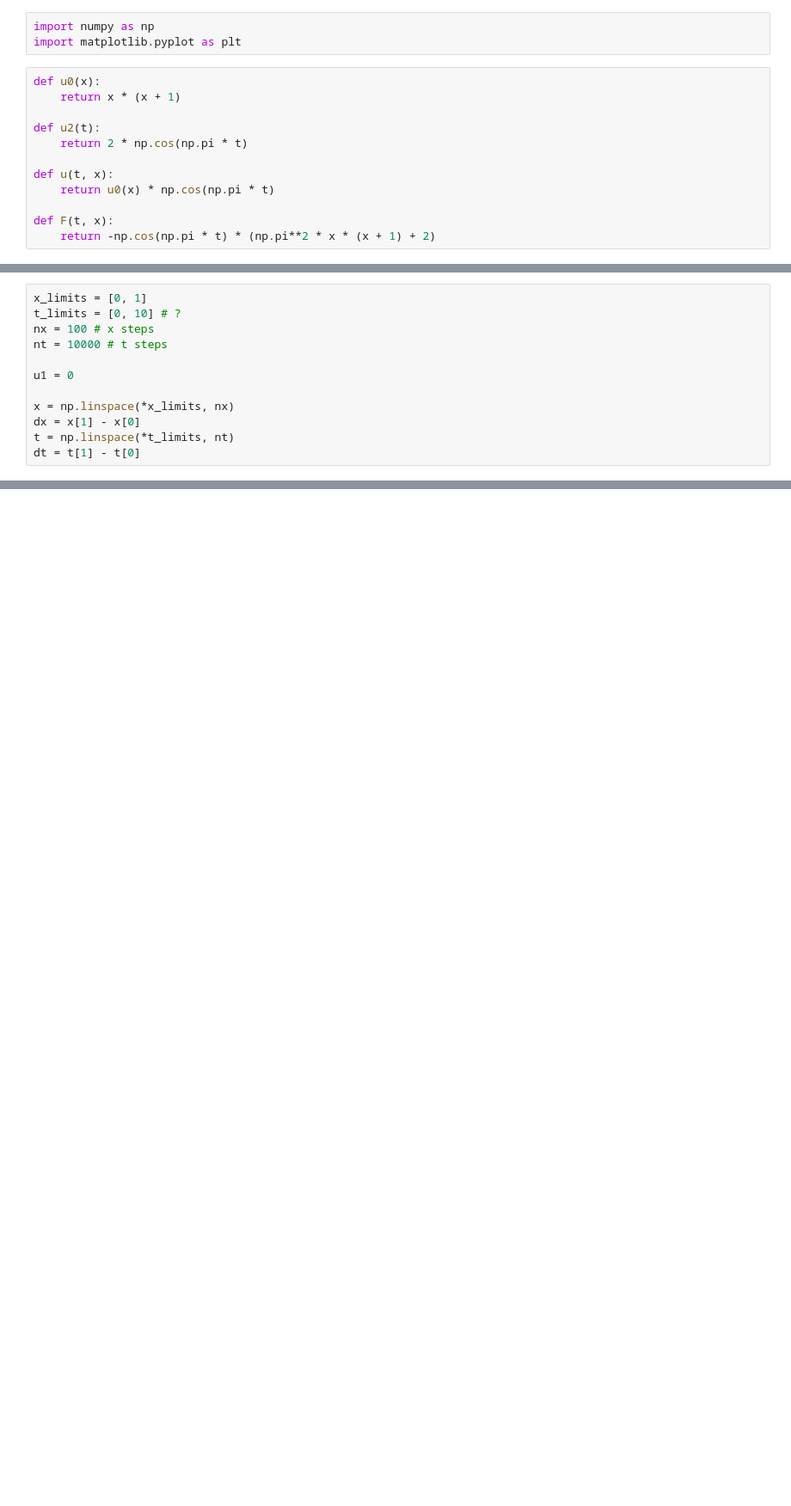
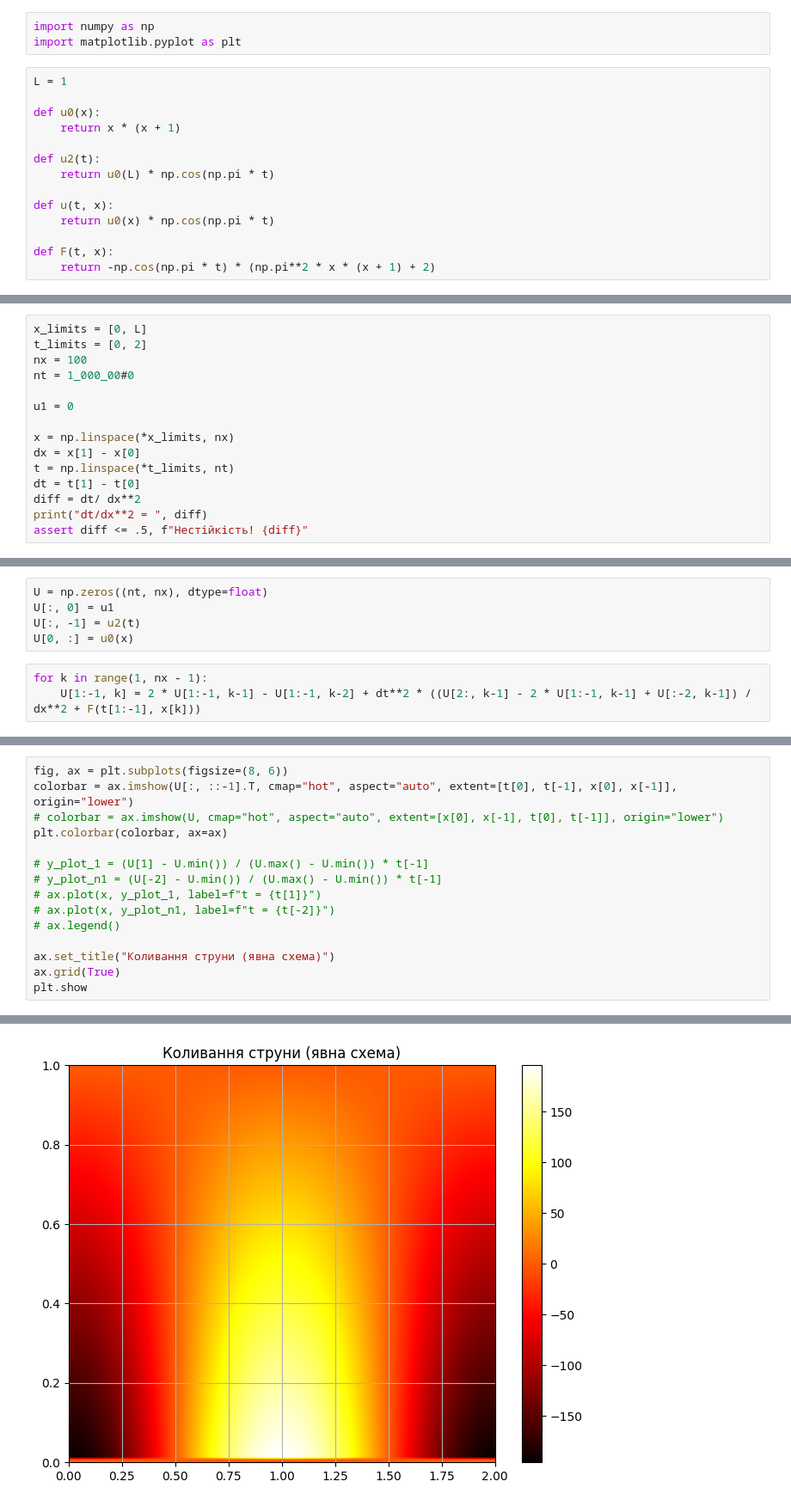
Before and after one commit to KlymentievMaksym/MetOb, a Jupyter notebook: RGR/RGR.ipynb, the cells around one changed output, grey strips where cells are left out. Shown: that part at 86% size. Cells and saved outputs as stored; diff of their text form; blank space fills up the shorter version.

```diff
--- a/RGR/RGR.ipynb
+++ b/RGR/RGR.ipynb
@@ -2,11 +4,13 @@
 import numpy as np
 import matplotlib.pyplot as plt
 # %%
+L = 1
+
 def u0(x):
     return x * (x + 1)
 
 def u2(t):
-    return 2 * np.cos(np.pi * t)
+    return u0(L) * np.cos(np.pi * t)
 
 def u(t, x):
     return u0(x) * np.cos(np.pi * t)
@@ -16,8 +22,8 @@ def F(t, x):
 # %%
-x_limits = [0, 1]
-t_limits = [0, 10] # ?
-nx = 100 # x steps
-nt = 10000 # t steps
+x_limits = [0, L]
+t_limits = [0, 2]
+nx = 100
+nt = 1_000_00#0
 
 u1 = 0
 
@@ -25,3 +31,6 @@ x = np.linspace(*x_limits, nx)
 dx = x[1] - x[0]
 t = np.linspace(*t_limits, nt)
 dt = t[1] - t[0]
+diff = dt/ dx**2
+print("dt/dx**2 = ", diff)
+assert diff <= .5, f"Нестійкість! {diff}"
@@ -40,0 +46,8 @@ dx, dt, dt**2/dx**2
+# %%
+U = np.zeros((nt, nx), dtype=float)
+U[:, 0] = u1
+U[:, -1] = u2(t)
+U[0, :] = u0(x)
+# %%
+for k in range(1, nx - 1):
+    U[1:-1, k] = 2 * U[1:-1, k-1] - U[1:-1, k-2] + dt**2 * ((U[2:, k-1] - 2 * U[1:-1, k-1] + U[:-2, k-1]) / dx**2 + F(t[1:-1], x[k]))
@@ -40,0 +60,16 @@ dx, dt, dt**2/dx**2
+# %%
+fig, ax = plt.subplots(figsize=(8, 6))
+colorbar = ax.imshow(U[:, ::-1].T, cmap="hot", aspect="auto", extent=[t[0], t[-1], x[0], x[-1]], origin="lower")
+# colorbar = ax.imshow(U, cmap="hot", aspect="auto", extent=[x[0], x[-1], t[0], t[-1]], origin="lower")
+plt.colorbar(colorbar, ax=ax)
+
+# y_plot_1 = (U[1] - U.min()) / (U.max() - U.min()) * t[-1]
+# y_plot_n1 = (U[-2] - U.min()) / (U.max() - U.min()) * t[-1]
+# ax.plot(x, y_plot_1, label=f"t = {t[1]}")
+# ax.plot(x, y_plot_n1, label=f"t = {t[-2]}")
+# ax.legend()
+
+ax.set_title("Коливання струни (явна схема)")
+ax.grid(True)
+plt.show
+# %% [output]
@@ -40,0 +77 @@ dx, dt, dt**2/dx**2
+[figure, added]
```
Also changed, not shown: parts of 10 cells of this notebook, 1 other file.
